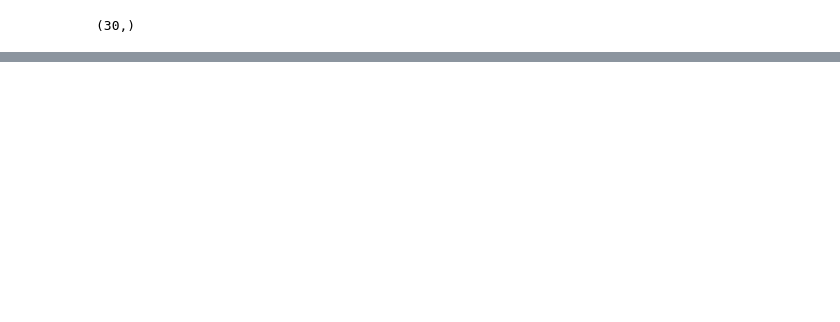
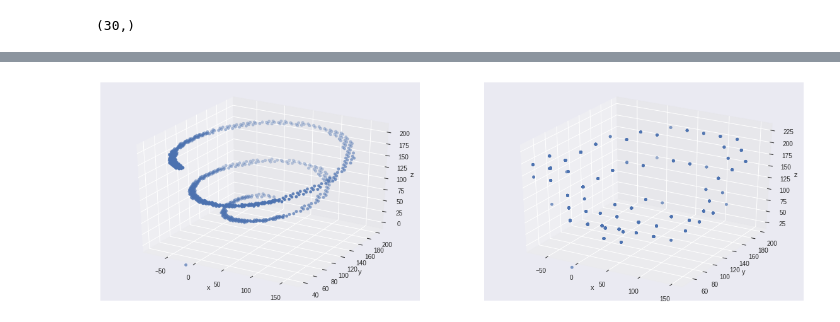
Before and after one commit to jtaylorz/attpc-event-classification, a Jupyter notebook: jupyter-notebooks/Discretization_Grid.ipynb, the cells around one changed output, grey strips where cells are left out. Cells and saved outputs as stored; diff of their text form; code cells hidden in the pictures; blank space fills up the shorter version.

```diff
--- a/jupyter-notebooks/Discretization_Grid.ipynb
+++ b/jupyter-notebooks/Discretization_Grid.ipynb
@@ -257,0 +295,24 @@ print(rows)
+# %%
+fig = plt.figure(figsize=(20, 14))
+
+ax = fig.add_subplot(2, 2, 1, projection='3d')
+ax.scatter(new_xyz[:,0], new_xyz[:,1], new_xyz[:,2])
+ax.axis('equal')
+#ax.set_title("Original Data")
+ax.set_xlabel('x')
+ax.set_ylabel('y')
+ax.set_zlabel('z')
+
+
+#######################################################################################################################
+ax = fig.add_subplot(2, 2, 2, projection='3d')
+ax.scatter(discretized_xyz[:,0], discretized_xyz[:,1], discretized_xyz[:,2])
+ax.axis('equal')
+#ax.set_title('Efficiently Downsampled Data')
+ax.set_xlabel('x')
+ax.set_ylabel('y')
+ax.set_zlabel('z')
+
+plt.savefig('/home/taylor/Documents/independent-research/plots/xyzDisc.pdf')
+# %% [output]
+[figure, added]
```
Also changed, not shown: parts of 12 cells of this notebook, 5 other files.
